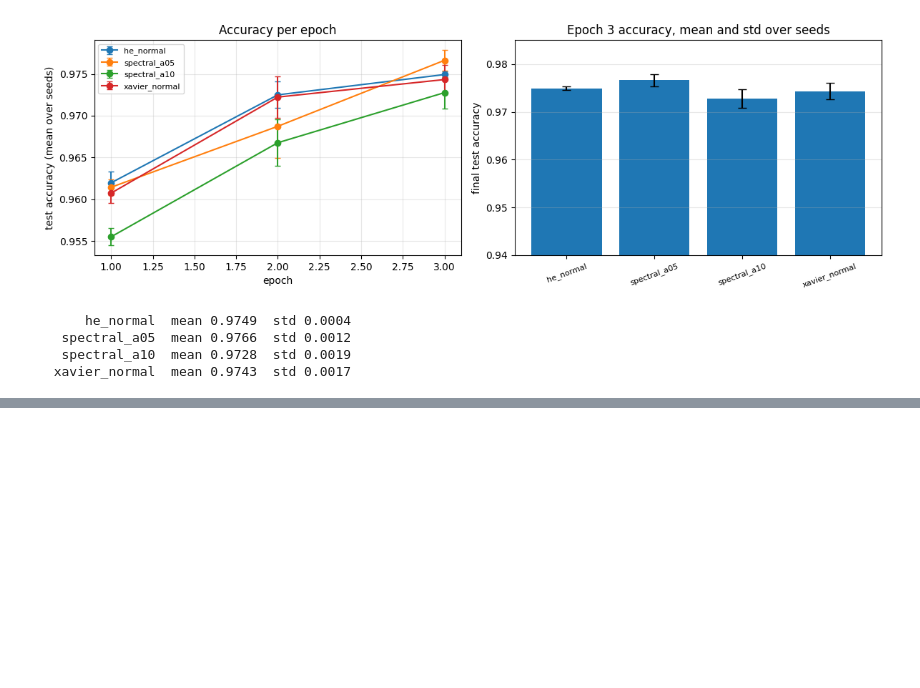
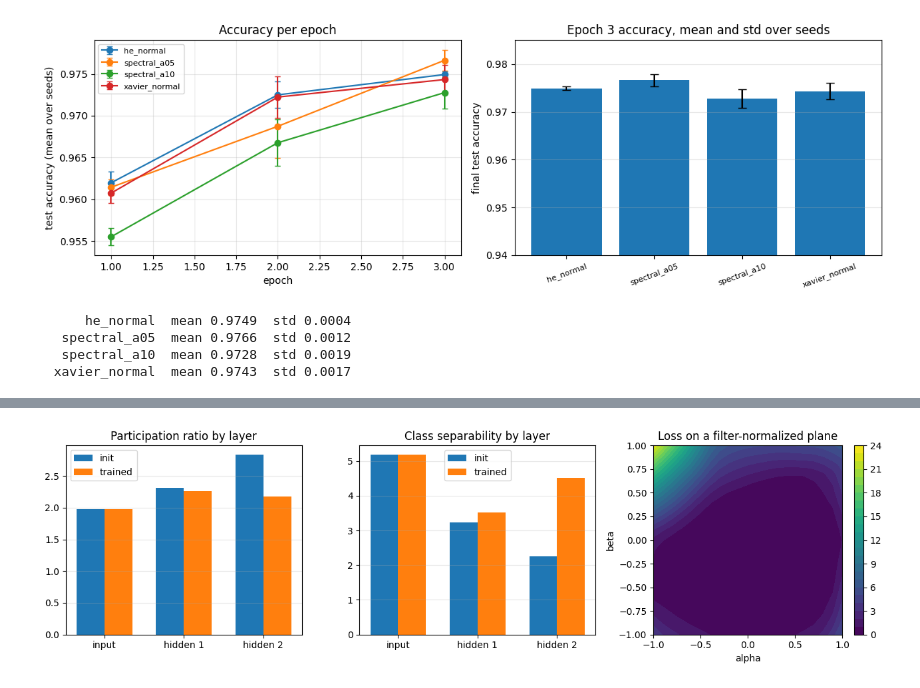
Before and after one commit to RayaSergieva/ml-research-pipeline, a Jupyter notebook: notebooks/spectra.ipynb, the cells around one changed output, grey strips where cells are left out. Cells and saved outputs as stored; diff of their text form; code cells hidden in the pictures; blank space fills up the shorter version.

```diff
--- a/notebooks/spectra.ipynb
+++ b/notebooks/spectra.ipynb
@@ -700,0 +769,34 @@ the data gave it.
+# %%
+fig, axes = plt.subplots(1, 3, figsize=(13, 3.8))
+
+labels = list(pr_init.keys())
+xpos = np.arange(len(labels))
+width = 0.35
+axes[0].bar(xpos - width / 2, [pr_init[k] for k in labels], width, label="init")
+axes[0].bar(xpos + width / 2, [pr_trained[k] for k in labels], width, label="trained")
+axes[0].set_xticks(xpos)
+axes[0].set_xticklabels(labels)
+axes[0].set_title("Participation ratio by layer")
+axes[0].legend()
+axes[0].grid(True, alpha=0.3, axis="y")
+
+axes[1].bar(xpos - width / 2, [sep_init[k] for k in labels], width, label="init")
+axes[1].bar(xpos + width / 2, [sep_trained[k] for k in labels], width, label="trained")
+axes[1].set_xticks(xpos)
+axes[1].set_xticklabels(labels)
+axes[1].set_title("Class separability by layer")
+axes[1].legend()
+axes[1].grid(True, alpha=0.3, axis="y")
+
+grid_range = np.linspace(-1.0, 1.0, 21)
+grid = loss_plane(model, loss_fn, grid_range, grid_range, rng=np.random.default_rng(1))
+contour = axes[2].contourf(grid_range, grid_range, grid.T, levels=25)
+plt.colorbar(contour, ax=axes[2])
+axes[2].set_title("Loss on a filter-normalized plane")
+axes[2].set_xlabel("alpha")
+axes[2].set_ylabel("beta")
+
+plt.tight_layout()
+plt.show()
+# %% [output]
+[figure, added]
```
Also changed, not shown: parts of 3 cells of this notebook.
